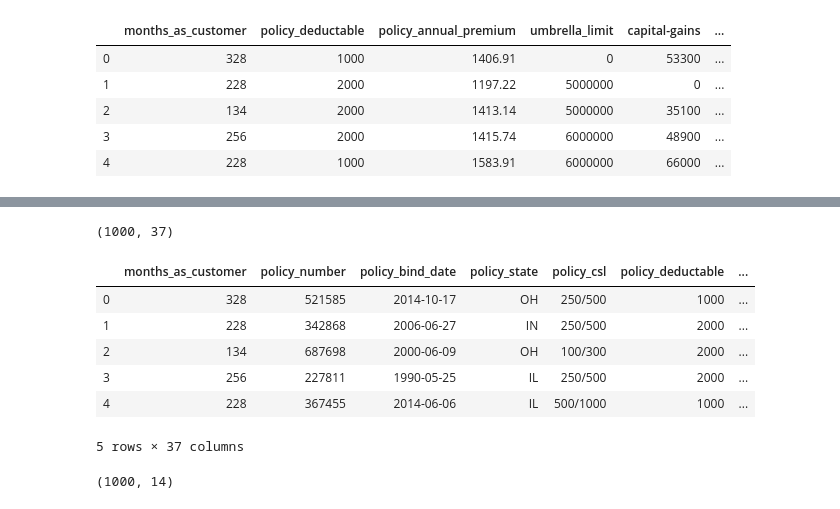
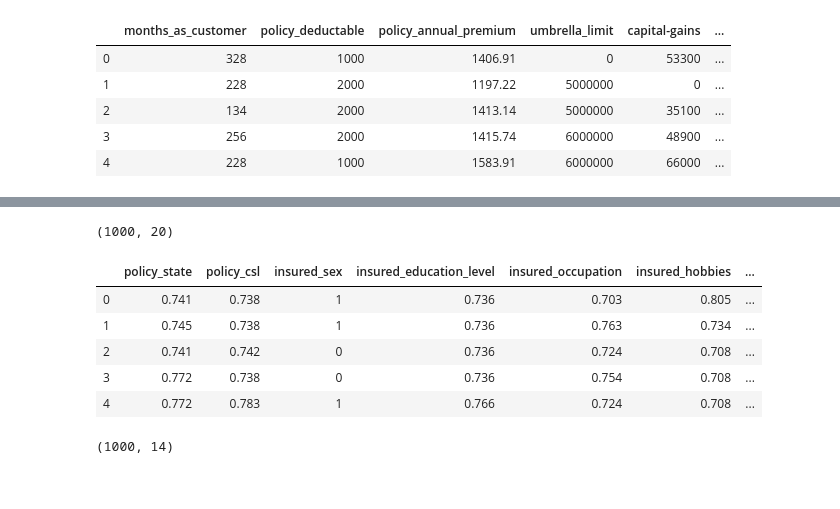
Before and after one commit to ArielJosephCohen/capstone, a Jupyter notebook: Notebook.ipynb, the cells around one changed output, grey strips where cells are left out. Drawn from its saved outputs; the diff is of its cells as text; code cells hidden in the pictures.

```diff
--- a/Notebook.ipynb
+++ b/Notebook.ipynb
@@ -548,0 +813,2 @@ df_cat.drop(['policy_state','policy_csl','insured_sex','insured_education_level'
+# %%
+df_cat.incident_month=df.incident_month.map(lambda x: inc_month_dict[x])
@@ -548,0 +836,7 @@ df_cat.drop(['policy_state','policy_csl','insured_sex','insured_education_level'
+# %%
+inc_year_dict={2012:1-0.389,1998:1-0.333,2003:1-0.324,1994:1-0.317,2008:1-0.303,2002:1-0.3,1999:1-0.275,
+               1997:1-0.273,1995:1-0.256,1996:1-0.256,2014:1-0.256,2004:1-0.25,1993:1-0.242,1991:1-0.236,2013:1-0.229,
+               2007:1-0.225,2001:1-0.22,2006:1-0.22,
+              2011:1-0.219,1990:1-0.208,1992:1-0.208,2009:1-0.186,2010:1-0.184,2005:1-0.175,2000:1-0.129,2015:1-0}
+# %%
+df_cat.incident_year=df.incident_year.map(lambda x: inc_year_dict[x])
@@ -561,15 +898,17 @@ df_cat.head()
+# %%
+df_cat.drop(['policy_bind_year','policy_bind_month'],axis=1,inplace=True)
+#df_cat.drop(['incident_year','incident_month'],axis=1,inplace=True)
 # %%
-print(df.shape)
-df.head()
+print(df_cat.shape)
+df_cat.head()
 # %% [output]
-(1000, 37)
+(1000, 20)
-|  | months_as_customer | policy_number | policy_bind_date | policy_state | policy_csl | policy_deductable | ... |
-| 0 | 328 | 521585 | 2014-10-17 | OH | 250/500 | 1000 | ... |
-| 1 | 228 | 342868 | 2006-06-27 | IN | 250/500 | 2000 | ... |
-| 2 | 134 | 687698 | 2000-06-09 | OH | 100/300 | 2000 | ... |
-| 3 | 256 | 227811 | 1990-05-25 | IL | 250/500 | 2000 | ... |
-| 4 | 228 | 367455 | 2014-06-06 | IL | 500/1000 | 1000 | ... |
+|  | policy_state | policy_csl | insured_sex | insured_education_level | insured_occupation | insured_hobbies | ... |
+| 0 | 0.741 | 0.738 | 1 | 0.736 | 0.703 | 0.805 | ... |
+| 1 | 0.745 | 0.738 | 1 | 0.736 | 0.763 | 0.734 | ... |
+| 2 | 0.741 | 0.742 | 0 | 0.736 | 0.724 | 0.708 | ... |
+| 3 | 0.772 | 0.738 | 0 | 0.736 | 0.754 | 0.708 | ... |
+| 4 | 0.772 | 0.783 | 1 | 0.766 | 0.724 | 0.708 | ... |
-5 rows × 37 columns
 # %%
 from sklearn.preprocessing import StandardScaler
 ss = StandardScaler()
```
Also changed, not shown: parts of 199 cells of this notebook, 1 other file.
